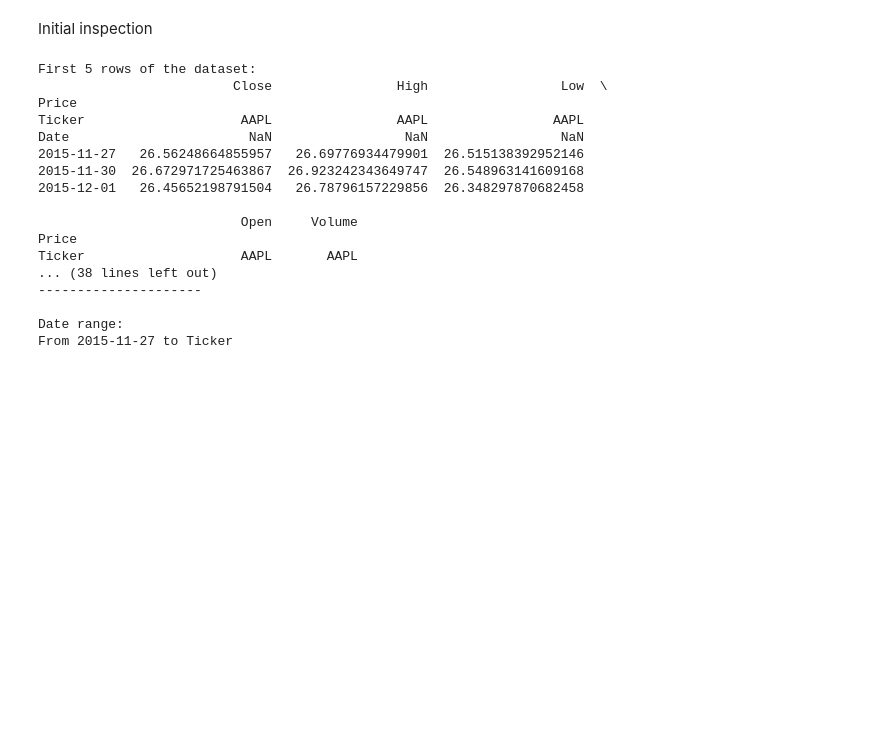
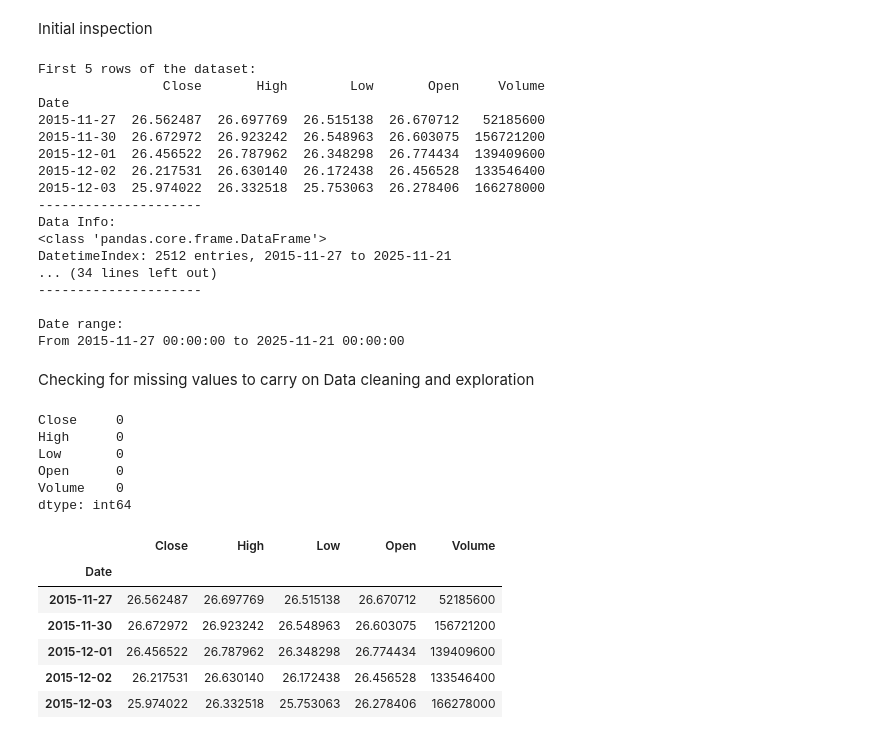
Before and after one commit to mal0101/stockPrediction, a Jupyter notebook: notebook.ipynb, the cells around one changed output. Drawn from its saved outputs; the diff is of its cells as text; code cells hidden in the pictures; blank space fills up the shorter version.

```diff
--- a/notebook.ipynb
+++ b/notebook.ipynb
@@ -52,7 +52,8 @@ import seaborn as sns
 # %% [markdown]
 Initial inspection
 # %%
-apple_data = pd.read_csv('data/raw_AAPL.csv', index_col=0, parse_dates=True)
+apple_data = pd.read_csv('data/raw_AAPL.csv', skiprows=[1,2], index_col=0, parse_dates=True)
+apple_data.index.name = 'Date'
 # Flatten the multi-level columns if they exist
 if isinstance(apple_data.columns, pd.MultiIndex):
     apple_data.columns = apple_data.columns.get_level_values(0)
@@ -73,19 +74,38 @@ print("---------------------")
 print(f"\nDate range:\nFrom {apple_data.index.min()} to {apple_data.index.max()}")
 # %% [output]
 First 5 rows of the dataset:
-                         Close                High                 Low  \
-Price
-Ticker                    AAPL                AAPL                AAPL
-Date                       NaN                 NaN                 NaN
-2015-11-27   26.56248664855957   26.69776934479901  26.515138392952146
-2015-11-30  26.672971725463867  26.923242343649747  26.548963141609168
-2015-12-01   26.45652198791504   26.78796157229856  26.348297870682458
-
-                          Open     Volume
-Price
-Ticker                    AAPL       AAPL
-... (38 lines left out)
+                Close       High        Low       Open     Volume
+Date
+2015-11-27  26.562487  26.697769  26.515138  26.670712   52185600
+2015-11-30  26.672972  26.923242  26.548963  26.603075  156721200
+2015-12-01  26.456522  26.787962  26.348298  26.774434  139409600
+2015-12-02  26.217531  26.630140  26.172438  26.456528  133546400
+2015-12-03  25.974022  26.332518  25.753063  26.278406  166278000
+---------------------
+Data Info:
+<class 'pandas.core.frame.DataFrame'>
+DatetimeIndex: 2512 entries, 2015-11-27 to 2025-11-21
+... (34 lines left out)
 ---------------------
 
 Date range:
-From 2015-11-27 to Ticker
+From 2015-11-27 00:00:00 to 2025-11-21 00:00:00
+# %% [markdown]
+Checking for missing values to carry on Data cleaning and exploration
+# %%
+print(apple_data.isnull().sum())
+apple_data.head()
+# %% [output]
+Close     0
+High      0
+Low       0
+Open      0
+Volume    0
+dtype: int64
+|  | Close | High | Low | Open | Volume |
+| Date |  |  |  |  |  |
+| 2015-11-27 | 26.562487 | 26.697769 | 26.515138 | 26.670712 | 52185600 |
+| 2015-11-30 | 26.672972 | 26.923242 | 26.548963 | 26.603075 | 156721200 |
+| 2015-12-01 | 26.456522 | 26.787962 | 26.348298 | 26.774434 | 139409600 |
+| 2015-12-02 | 26.217531 | 26.630140 | 26.172438 | 26.456528 | 133546400 |
+| 2015-12-03 | 25.974022 | 26.332518 | 25.753063 | 26.278406 | 166278000 |
```
Also changed, not shown: parts of 4 cells of this notebook, 1 other file.
